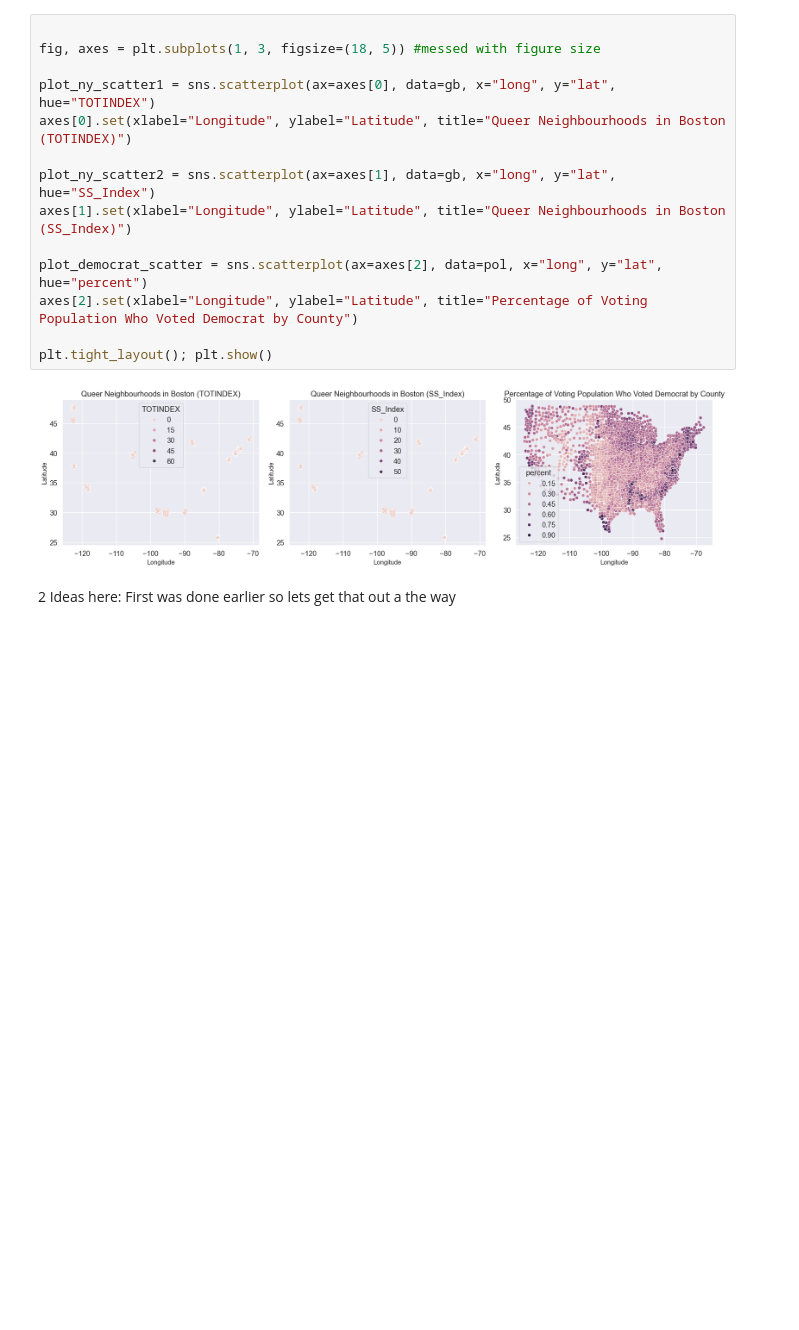
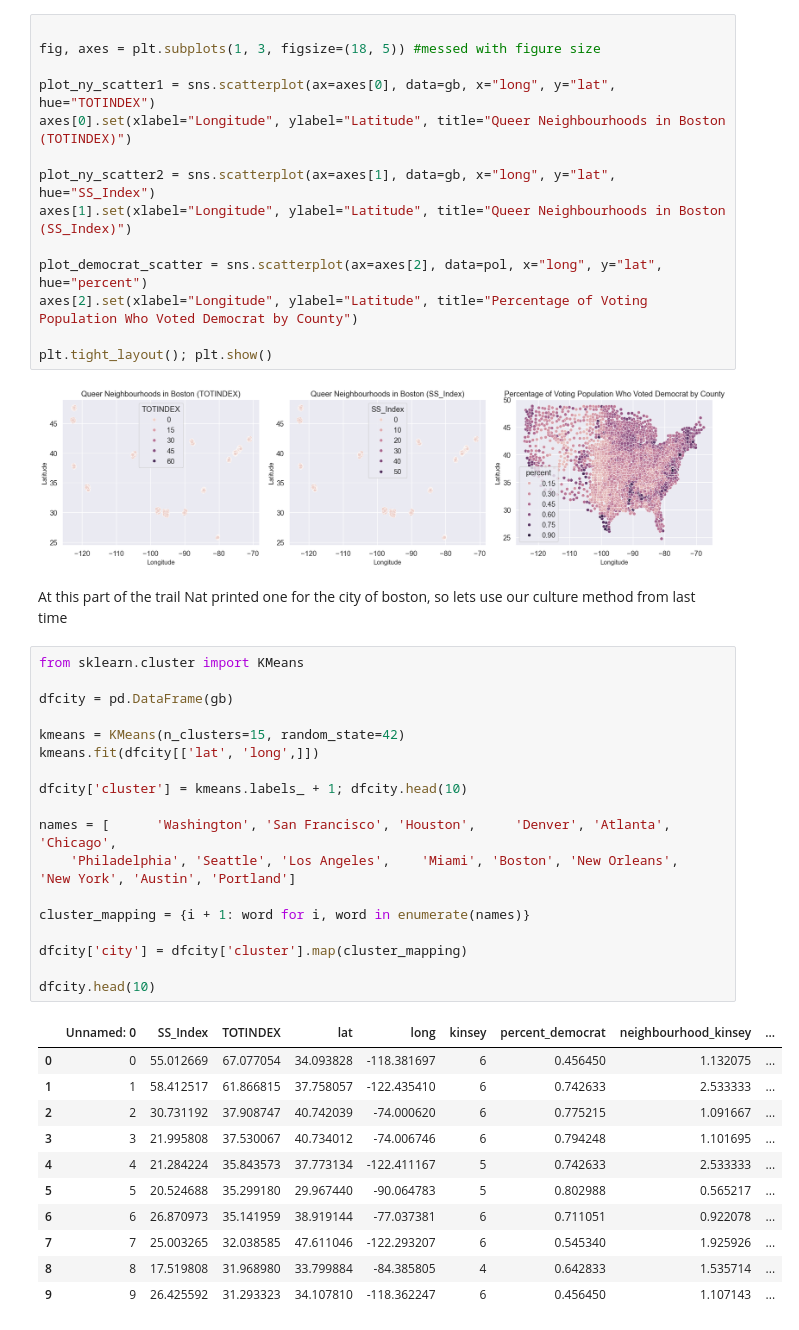
Before and after one commit to almsam/data-analysis-project-remastered, a Jupyter notebook: part 3 - political allignment.ipynb, the cells around one changed output. Drawn from its saved outputs; the diff is of its cells as text; blank space fills up the shorter version.

Commit message:
clust implemented

```diff
--- a/part 3 - political allignment.ipynb
+++ b/part 3 - political allignment.ipynb
@@ -142,5 +142,35 @@ axes[2].set(xlabel="Longitude", ylabel="Latitude", title="Percentage of Voting P
 plt.tight_layout(); plt.show()
 # %% [output]
 [figure]
-# %% [markdown]
-2 Ideas here: First was done earlier so lets get that out a the way
+# %% [markdown]
+At this part of the trail Nat printed one for the city of boston, so lets use our culture method from last time
+# %%
+from sklearn.cluster import KMeans
+
+dfcity = pd.DataFrame(gb)
+
+kmeans = KMeans(n_clusters=15, random_state=42)
+kmeans.fit(dfcity[['lat', 'long',]])
+
+dfcity['cluster'] = kmeans.labels_ + 1; dfcity.head(10)
+
+names = [      'Washington', 'San Francisco', 'Houston',     'Denver', 'Atlanta', 'Chicago',
+    'Philadelphia', 'Seattle', 'Los Angeles',    'Miami', 'Boston', 'New Orleans',   'New York', 'Austin', 'Portland']
+
+cluster_mapping = {i + 1: word for i, word in enumerate(names)}
+
+dfcity['city'] = dfcity['cluster'].map(cluster_mapping)
+
+dfcity.head(10)
+# %% [output]
+|  | Unnamed: 0 | SS_Index | TOTINDEX | lat | long | kinsey | percent_democrat | neighbourhood_kinsey | ... |
+| 0 | 0 | 55.012669 | 67.077054 | 34.093828 | -118.381697 | 6 | 0.456450 | 1.132075 | ... |
+| 1 | 1 | 58.412517 | 61.866815 | 37.758057 | -122.435410 | 6 | 0.742633 | 2.533333 | ... |
+| 2 | 2 | 30.731192 | 37.908747 | 40.742039 | -74.000620 | 6 | 0.775215 | 1.091667 | ... |
+| 3 | 3 | 21.995808 | 37.530067 | 40.734012 | -74.006746 | 6 | 0.794248 | 1.101695 | ... |
+| 4 | 4 | 21.284224 | 35.843573 | 37.773134 | -122.411167 | 5 | 0.742633 | 2.533333 | ... |
+| 5 | 5 | 20.524688 | 35.299180 | 29.967440 | -90.064783 | 5 | 0.802988 | 0.565217 | ... |
+| 6 | 6 | 26.870973 | 35.141959 | 38.919144 | -77.037381 | 6 | 0.711051 | 0.922078 | ... |
+| 7 | 7 | 25.003265 | 32.038585 | 47.611046 | -122.293207 | 6 | 0.545340 | 1.925926 | ... |
+| 8 | 8 | 17.519808 | 31.968980 | 33.799884 | -84.385805 | 4 | 0.642833 | 1.535714 | ... |
+| 9 | 9 | 26.425592 | 31.293323 | 34.107810 | -118.362247 | 6 | 0.456450 | 1.107143 | ... |
```
